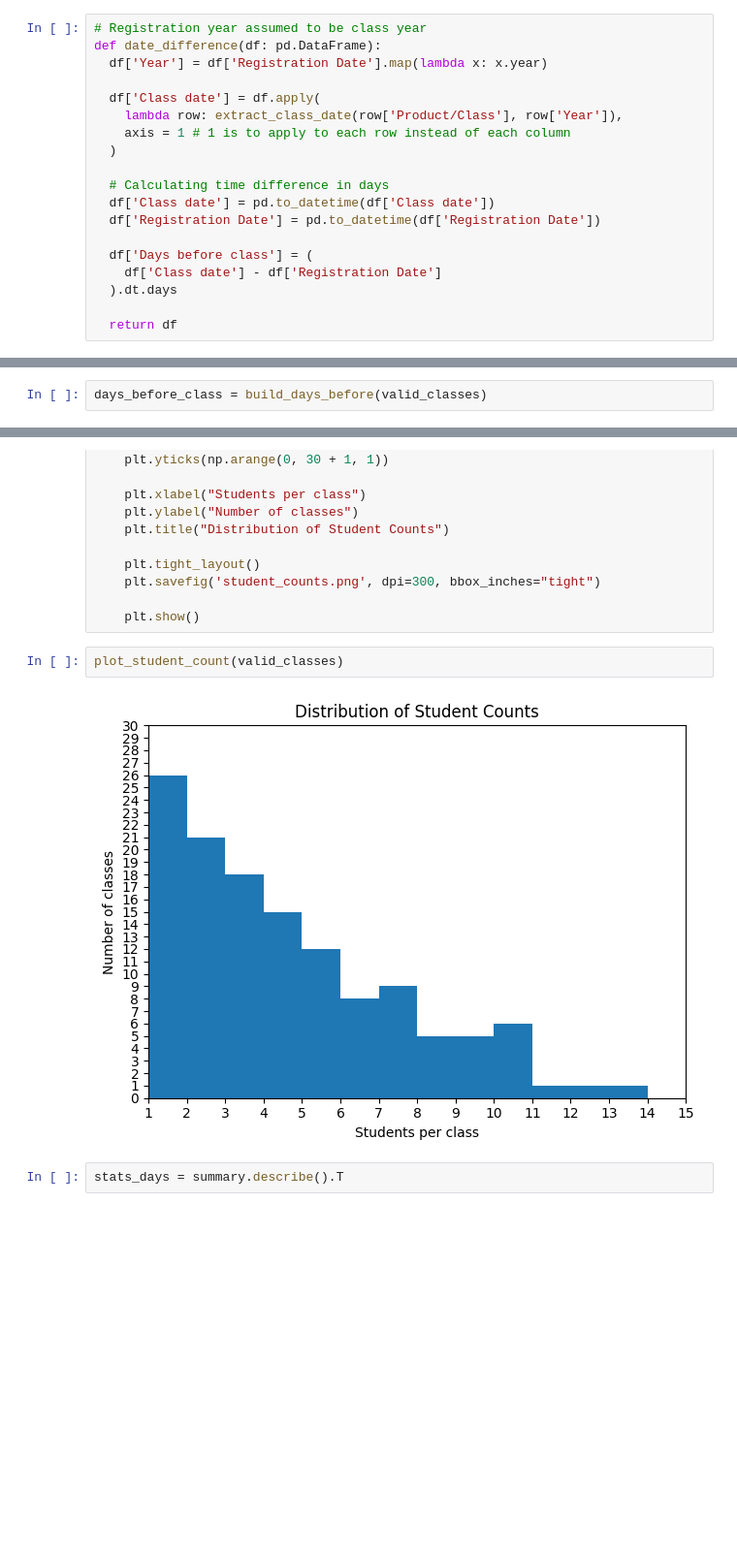
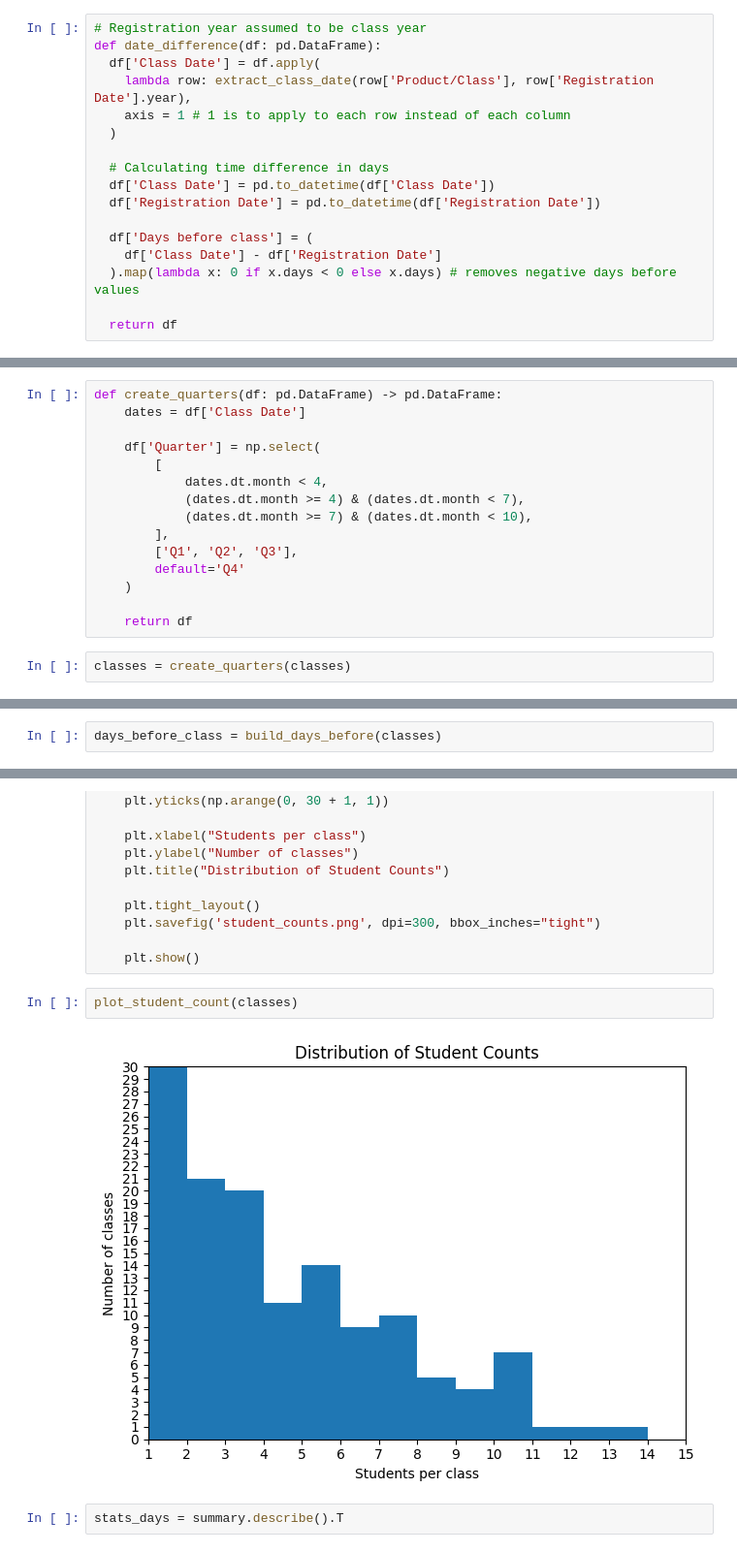
Before and after one commit to sgardiner2003/Predicting-Enrollment, a Jupyter notebook: enrollment.ipynb, the cells around one changed output, grey strips where cells are left out. Shown at 97% size. Saved outputs shown, nothing was run; the diff lists cells and outputs as text; blank space fills up the shorter version.

Commit message:
Fixing quarters

```diff
--- a/enrollment.ipynb
+++ b/enrollment.ipynb
@@ -93,20 +108,18 @@ classes = enroll[is_valid_class(enroll)].copy()
 # %%
 # Registration year assumed to be class year
 def date_difference(df: pd.DataFrame):
-  df['Year'] = df['Registration Date'].map(lambda x: x.year)
-
-  df['Class date'] = df.apply(
-    lambda row: extract_class_date(row['Product/Class'], row['Year']),
+  df['Class Date'] = df.apply(
+    lambda row: extract_class_date(row['Product/Class'], row['Registration Date'].year),
     axis = 1 # 1 is to apply to each row instead of each column
   )
 
   # Calculating time difference in days
-  df['Class date'] = pd.to_datetime(df['Class date'])
+  df['Class Date'] = pd.to_datetime(df['Class Date'])
   df['Registration Date'] = pd.to_datetime(df['Registration Date'])
 
   df['Days before class'] = (
-    df['Class date'] - df['Registration Date']
-  ).dt.days
+    df['Class Date'] - df['Registration Date']
+  ).map(lambda x: 0 if x.days < 0 else x.days) # removes negative days before values
 
   return df
 # %%
@@ -122,0 +129,17 @@ print(len(valid_classes)) # number of students
+# %%
+def create_quarters(df: pd.DataFrame) -> pd.DataFrame:
+    dates = df['Class Date']
+
+    df['Quarter'] = np.select(
+        [
+            dates.dt.month < 4,
+            (dates.dt.month >= 4) & (dates.dt.month < 7),
+            (dates.dt.month >= 7) & (dates.dt.month < 10),
+        ],
+        ['Q1', 'Q2', 'Q3'],
+        default='Q4'
+    )
+
+    return df
+# %%
+classes = create_quarters(classes)
@@ -137,7 +180,7 @@ def build_days_before(df: pd.DataFrame) -> dict:
 
     return result
 # %%
-days_before_class = build_days_before(valid_classes)
+days_before_class = build_days_before(classes)
 # %%
 print(days_before_class[10])
 # %% [output]
@@ -666,9 +720,9 @@ def plot_student_count(df: pd.DataFrame, x_max=20, y_max=10):
 
     plt.show()
 # %%
-plot_student_count(valid_classes)
+plot_student_count(classes)
 # %% [output]
-[figure, old version]
+[figure, new version]
 # %%
 stats_days = summary.describe().T
 # %%
```
Also changed, not shown: parts of 28 cells of this notebook.
